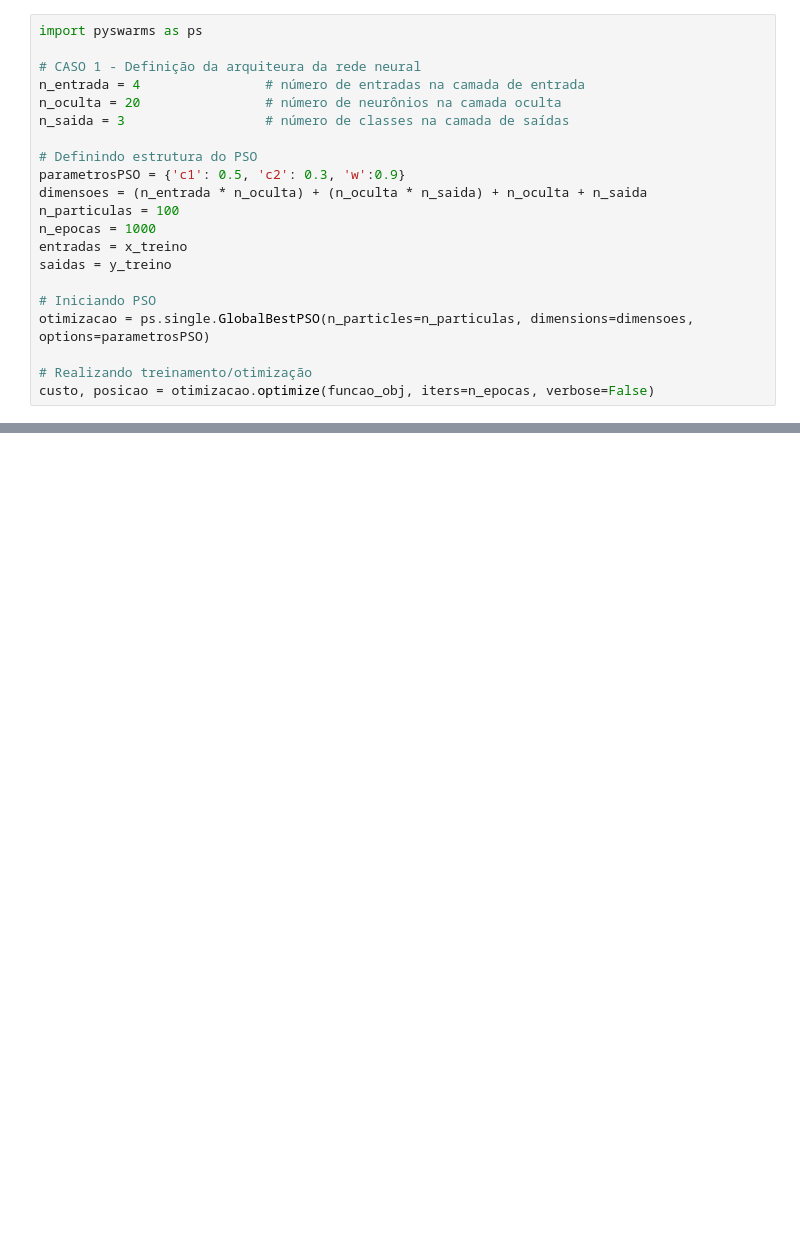
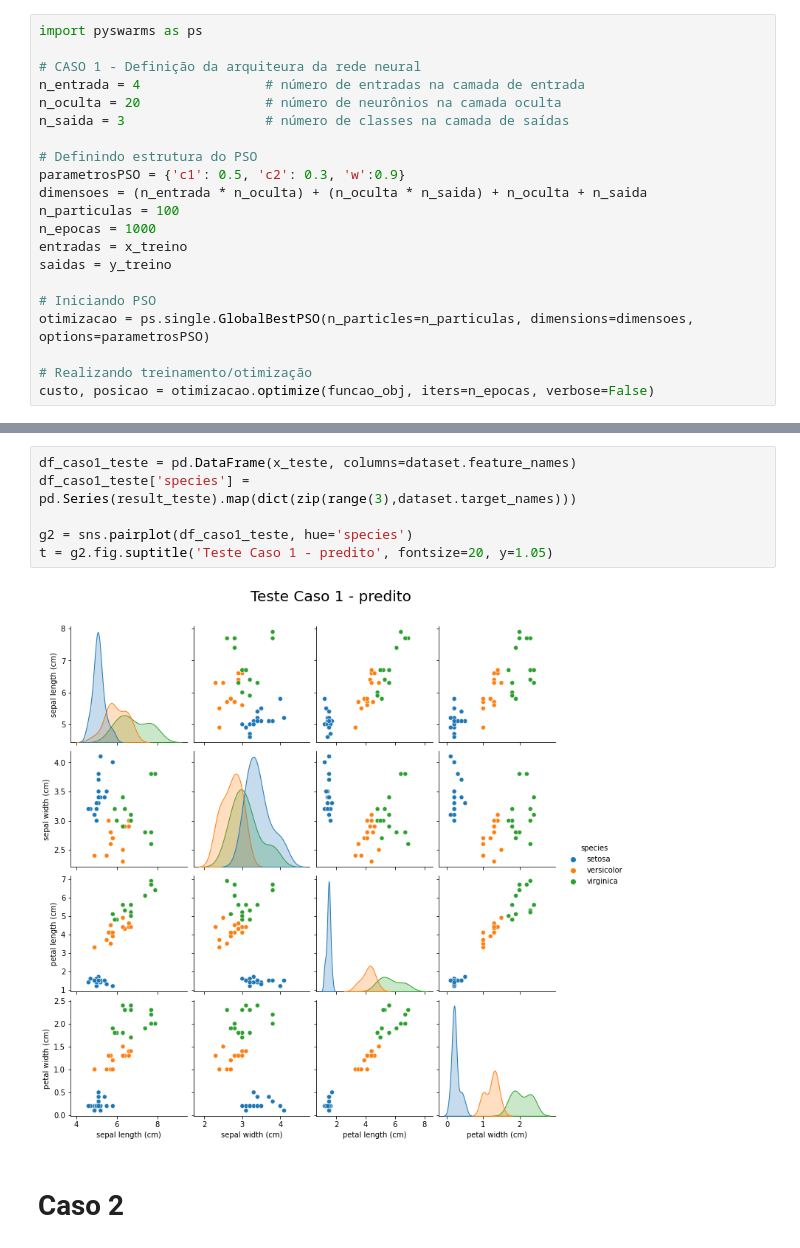
Before and after one commit to abner-lucas/PSO-Hyperparameter-Optimization-Classification, a Jupyter notebook: feedfoward_iris_pso.ipynb, the cells around one changed output, grey strips where cells are left out. Drawn from its saved outputs; the diff is of its cells as text; blank space fills up the shorter version.

```diff
--- a/feedfoward_iris_pso.ipynb
+++ b/feedfoward_iris_pso.ipynb
@@ -237,0 +257,10 @@ Acurácia de teste:  95.55555555555556
+# %%
+df_caso1_teste = pd.DataFrame(x_teste, columns=dataset.feature_names)
+df_caso1_teste['species'] = pd.Series(result_teste).map(dict(zip(range(3),dataset.target_names)))
+
+g2 = sns.pairplot(df_caso1_teste, hue='species')
+t = g2.fig.suptitle('Teste Caso 1 - predito', fontsize=20, y=1.05)
+# %% [output]
+[figure, added]
+# %% [markdown]
+# Caso 2
```
Also changed, not shown: parts of 15 cells of this notebook, 1 other file.
